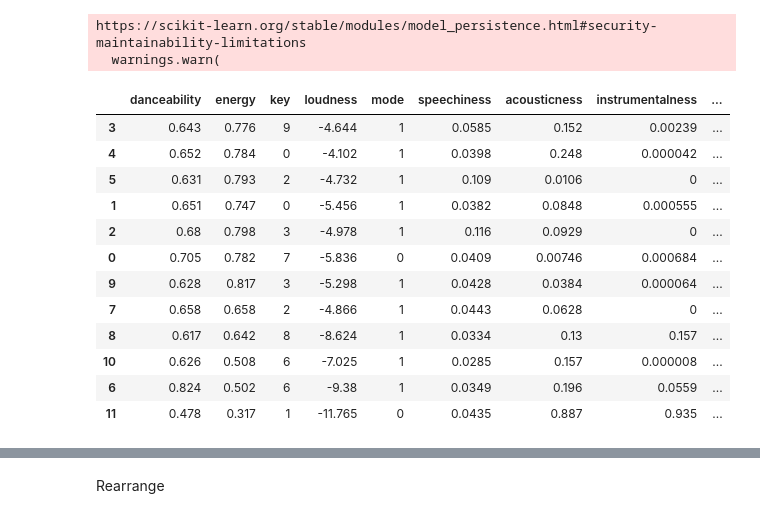
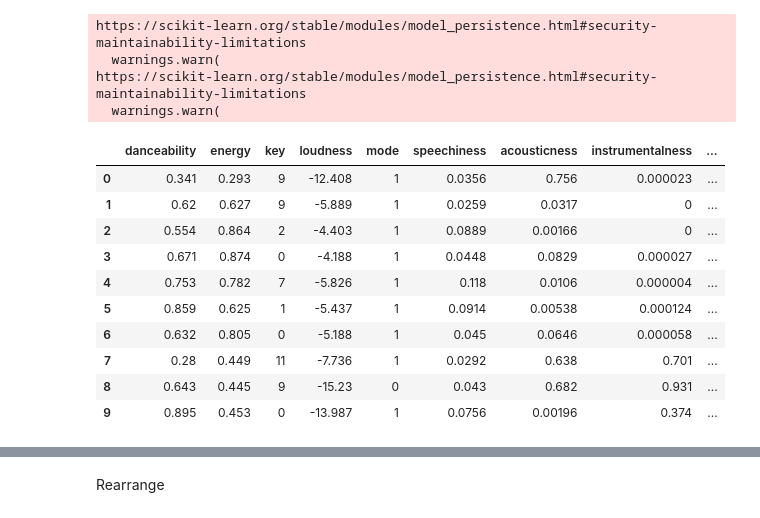
Before and after one commit to crispianm/SpotifySmartSort, a Jupyter notebook: crispians_tests.ipynb, the cells around one changed output, grey strips where cells are left out. Drawn from its saved outputs; the diff is of its cells as text; code cells hidden in the pictures.

```diff
--- a/crispians_tests.ipynb
+++ b/crispians_tests.ipynb
@@ -142,23 +295,23 @@ https://scikit-learn.org/stable/modules/model_persistence.html#security-maintain
 # %%
 ## Load trained model
-model = pickle.load(open('./regression/en.sav', 'rb'))
+model = pickle.load(open('./regression/MODEL.sav', 'rb')) # change to whichever model we want to use
 playlist_data_full['order'] = model.predict(playlist_data.values)
 playlist_data_full = playlist_data_full.sort_values(by=['order'])
-playlist_data_full['order'] = np.arange(1, playlist_data_full.shape[0]+1) # convert order to integer playlist track number
+# playlist_data_full['order'] = np.arange(1, playlist_data_full.shape[0]+1) # convert order to integer playlist track number
 playlist_data_full
 # %% [output]
 https://scikit-learn.org/stable/modules/model_persistence.html#security-maintainability-limitations
   warnings.warn(
+https://scikit-learn.org/stable/modules/model_persistence.html#security-maintainability-limitations
+  warnings.warn(
 |  | danceability | energy | key | loudness | mode | speechiness | acousticness | instrumentalness | ... |
-| 3 | 0.643 | 0.776 | 9 | -4.644 | 1 | 0.0585 | 0.152 | 0.00239 | ... |
-| 4 | 0.652 | 0.784 | 0 | -4.102 | 1 | 0.0398 | 0.248 | 0.000042 | ... |
-| 5 | 0.631 | 0.793 | 2 | -4.732 | 1 | 0.109 | 0.0106 | 0 | ... |
-| 1 | 0.651 | 0.747 | 0 | -5.456 | 1 | 0.0382 | 0.0848 | 0.000555 | ... |
-| 2 | 0.68 | 0.798 | 3 | -4.978 | 1 | 0.116 | 0.0929 | 0 | ... |
-| 0 | 0.705 | 0.782 | 7 | -5.836 | 0 | 0.0409 | 0.00746 | 0.000684 | ... |
-| 9 | 0.628 | 0.817 | 3 | -5.298 | 1 | 0.0428 | 0.0384 | 0.000064 | ... |
-| 7 | 0.658 | 0.658 | 2 | -4.866 | 1 | 0.0443 | 0.0628 | 0 | ... |
-| 8 | 0.617 | 0.642 | 8 | -8.624 | 1 | 0.0334 | 0.13 | 0.157 | ... |
-| 10 | 0.626 | 0.508 | 6 | -7.025 | 1 | 0.0285 | 0.157 | 0.000008 | ... |
-| 6 | 0.824 | 0.502 | 6 | -9.38 | 1 | 0.0349 | 0.196 | 0.0559 | ... |
-| 11 | 0.478 | 0.317 | 1 | -11.765 | 0 | 0.0435 | 0.887 | 0.935 | ... |
+| 0 | 0.341 | 0.293 | 9 | -12.408 | 1 | 0.0356 | 0.756 | 0.000023 | ... |
+| 1 | 0.62 | 0.627 | 9 | -5.889 | 1 | 0.0259 | 0.0317 | 0 | ... |
+| 2 | 0.554 | 0.864 | 2 | -4.403 | 1 | 0.0889 | 0.00166 | 0 | ... |
+| 3 | 0.671 | 0.874 | 0 | -4.188 | 1 | 0.0448 | 0.0829 | 0.000027 | ... |
+| 4 | 0.753 | 0.782 | 7 | -5.826 | 1 | 0.118 | 0.0106 | 0.000004 | ... |
+| 5 | 0.859 | 0.625 | 1 | -5.437 | 1 | 0.0914 | 0.00538 | 0.000124 | ... |
+| 6 | 0.632 | 0.805 | 0 | -5.188 | 1 | 0.045 | 0.0646 | 0.000058 | ... |
+| 7 | 0.28 | 0.449 | 11 | -7.736 | 1 | 0.0292 | 0.638 | 0.701 | ... |
+| 8 | 0.643 | 0.445 | 9 | -15.23 | 0 | 0.043 | 0.682 | 0.931 | ... |
+| 9 | 0.895 | 0.453 | 0 | -13.987 | 1 | 0.0756 | 0.00196 | 0.374 | ... |
```
Also changed, not shown: parts of 7 cells of this notebook, 17 other files.
